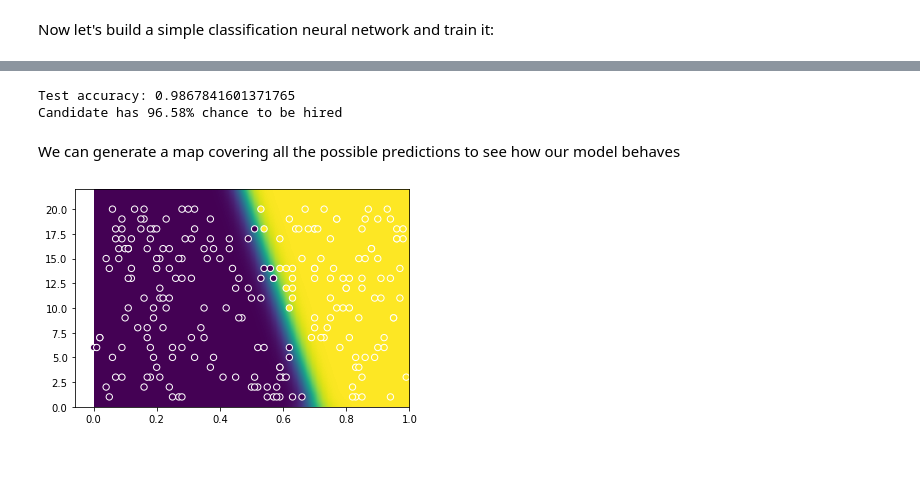
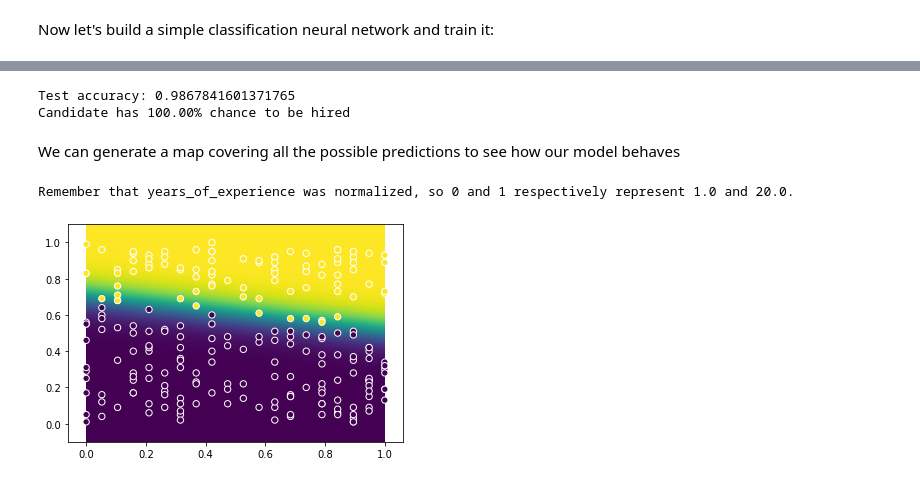
Before and after one commit to sebratec-academy/deep-learning-foundation, a Jupyter notebook: 3-Feeding-your-models-with-data/Dealing-with-data.ipynb, the cells around one changed output, grey strips where cells are left out. Saved outputs shown, nothing was run; the diff lists cells and outputs as text; code cells hidden in the pictures.

```diff
--- a/3-Feeding-your-models-with-data/Dealing-with-data.ipynb
+++ b/3-Feeding-your-models-with-data/Dealing-with-data.ipynb
@@ -39,7 +39,7 @@ path = "./Datasets/hires.csv"
 if os.path.isfile(path) :
     dataset = pd.read_csv(path)
 else:
-    dataset = pd.read_csv("Data/" + path)
+    dataset = pd.read_csv("3-Feeding-your-models-with-data/" + path)
 
 # Let's take a look at the columns we have in this dataset.
 print("Dataset Columns: {}\n".format(dataset.columns.values))
@@ -152,10 +155,19 @@ dataset.plot(kind='scatter', x="interview_score", y="years_of_experience", c="hi
+# %%
+# Converts the dataset to numpy arrays
+X = np.array(dataset[["years_of_experience","interview_score"]].astype(float))
+Y = np.array(dataset[["hired"]])
+Y = np.ravel(Y)
+
+# Normalizes the dataset
+scaler = MinMaxScaler(feature_range=(0, 1))
+scaler.fit(np.array([X[:,0]]).T)
+normalized = scaler.transform(np.array([X[:,0]]).T)
+
+# Updates only the attribute "years_of_experience" with the normalized values
+X[:,0] = normalized[:,0]
 # %% [markdown]
 Now, let's separate our dataset into test and training datasets:
 # %%
-X = dataset[["years_of_experience","interview_score"]].astype(float)
-Y = dataset[["hired"]]
-Y = np.ravel(Y)
-
 # Separate the dataset into test and training datasets
 X_train, X_test, Y_train,Y_test = train_test_split(X, Y, test_size=0.25,)
 # %% [markdown]
@@ -199,7 +211,7 @@ None
 net.fit(X_train,
         Y_train,
         validation_data=(X_test, Y_test),
-        epochs=200,
+        epochs=20,
         batch_size=8)
 # %% [output]
 Train on 678 samples, validate on 227 samples
@@ -232,19 +244,34 @@ for index, predict in enumerate(prediction):
     print("Candidate has {:.2f}% chance to be hired".format(predict[0]*100))
 # %% [output]
 Test accuracy: 0.9867841601371765
-Candidate has 96.58% chance to be hired
+Candidate has 100.00% chance to be hired
 # %% [markdown]
 We can generate a map covering all the possible predictions to see how our model behaves
 # %%
 # Generate a classification map
 N = 60
-linear_years = np.linspace(0, 22, N)
-linear_scores = np.linspace(0, 1, N)
-prediction_map = np.array([net.predict(np.array([[i,j]])) for i in linear_years for j in linear_scores]).reshape(N, N)
+
+years_range = (X[:,0].min(), X[:,0].max())
+scores_range = (X[:,1].min()-.1, X[:,1].max()+.1)
+
+linear_years = np.linspace(years_range[0], years_range[1], N)
+linear_scores = np.linspace(scores_range[0], scores_range[1], N)
+
+prediction_map = np.array([net.predict(np.array([[i,j]])) for j in linear_scores for i in linear_years]).reshape(N, N)
+
+years_range_unscale = scaler.inverse_transform(np.array([years_range]))
+print("Remember that years_of_experience was normalized, so 0 and 1 respectively represent {0} and {1}."
+      .format(years_range_unscale[0,0], years_range_unscale[0,1]))
 
 # Plots our test dataset on top of our prediction map
-plt.imshow(prediction_map, interpolation='bilinear', extent=[0,1,0,22], aspect='auto' , origin='lower')
-plt.scatter(np.array(X_test)[:,1], np.array(X_test)[:,0], 40, Y_test, edgecolors='w')
+plt.imshow(prediction_map,
+           interpolation='bilinear',
+           extent=[
+               years_range[0], years_range[1], scores_range[0], scores_range[1]
+           ],
+           aspect='auto' , origin='lower')
+plt.scatter(np.array(X_test)[:,0], np.array(X_test)[:,1], 40, Y_test, edgecolors='w')
 plt.show()
 # %% [output]
+Remember that years_of_experience was normalized, so 0 and 1 respectively represent 1.0 and 20.0.
-[figure, old version]
+[figure, new version]
```
Also changed, not shown: parts of 6 cells of this notebook, 8 other files.
